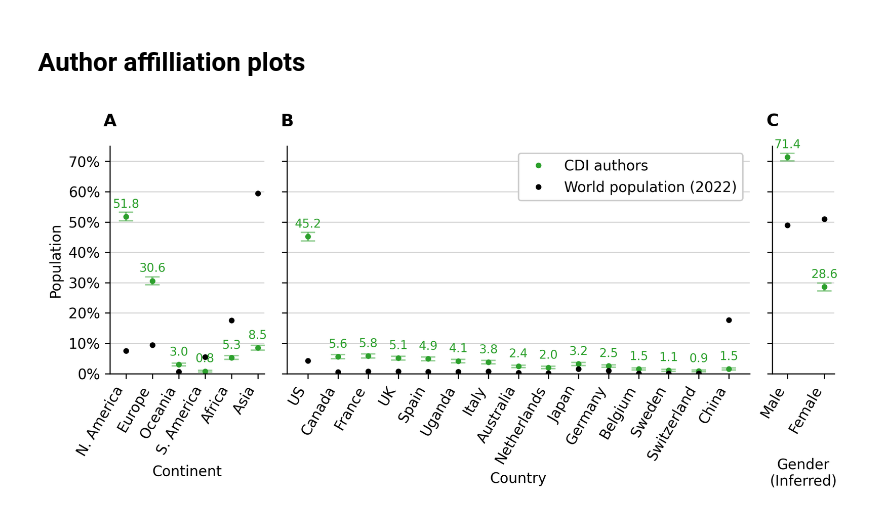
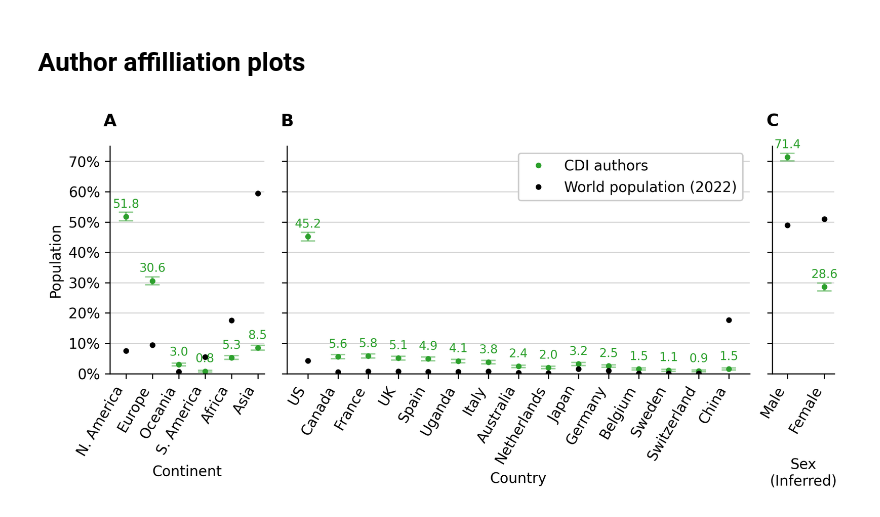
Before and after one commit to csinva/clinical-rule-analysis, a Jupyter notebook: notebooks/04_demographics_plots.ipynb, the cells around one changed output. Saved outputs shown, nothing was run; the diff lists cells and outputs as text; code cells hidden in the pictures.

```diff
--- a/notebooks/04_demographics_plots.ipynb
+++ b/notebooks/04_demographics_plots.ipynb
@@ -281,7 +281,7 @@ def make_plot(tab, ax):
 
 # fig = plt.figure(figsize=(9, 3), dpi=300)
 f, axes = plt.subplots(1, 3, gridspec_kw={'width_ratios': [1, 3, 0.4]}, dpi=300, figsize=(8, 4))
-tits = ['Continent', 'Country', '\nGender\n(Inferred)']
+tits = ['Continent', 'Country', '\nSex\n(Inferred)']
 for i, k in enumerate(['continents', 'countries', 'gender']):
     ax = axes[i]
     # plt.subplot(1, 3, i + 1, width_ratios=[1, 2, 1])
@@ -300,31 +300,31 @@ for i, k in enumerate(['continents', 'countries', 'gender']):
     else:
         # hide y axis
         # ax.set_yticks([])
         ax.set_yticklabels([])
 
     ax.set_title('ABC'[i], x=0, y=1.05, fontweight='bold')
 
     if i == 1:
         # plt.legend(loc="center left", bbox_to_anchor=(1, 0.5), ncol=1)
 
         # set legend background to white with no transparency
         ax.legend(facecolor='w', framealpha=1)
 
     if i == 0:
         ax.set_xlim(left=-0.6)
     if i == 2:
         ax.set_xlim(left=-0.4, right=ax.get_xlim()[1] * 1.2)
     ax.set_xlabel(tits[i])
 
     # put legend above plot
     # if i == 1:
         # plt.legend(loc="upper center", bbox_to_anchor=(0.5, 1.2), ncol=2)
 # make shared legend above all subplots
 # fig.legend(loc="upper center", bbox_to_anchor=(0.5, 1.2), ncol=2)
 # plt.legend(loc="upper center", bbox_to_anchor=(0.5, 1.2), ncol=2)
 
 # make legend to the right of plot
 plt.tight_layout()
 plt.subplots_adjust(wspace=0.1)
 # %% [output]
-[figure, old version]
+[figure, new version]
```
Also changed, not shown: 9 other files.
